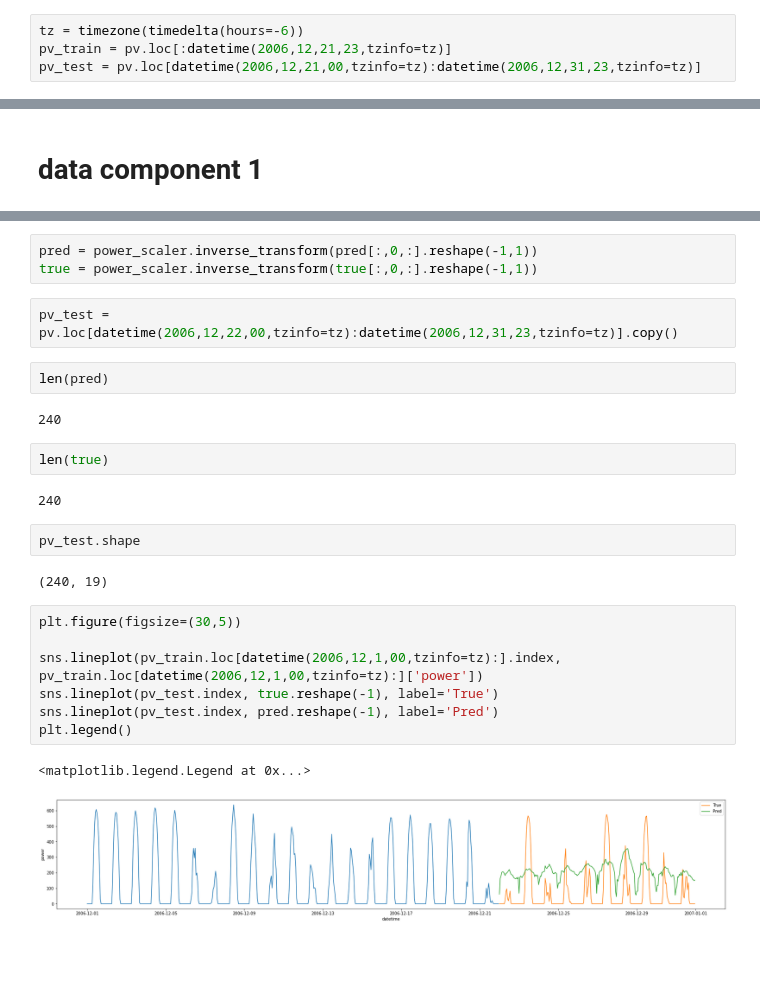
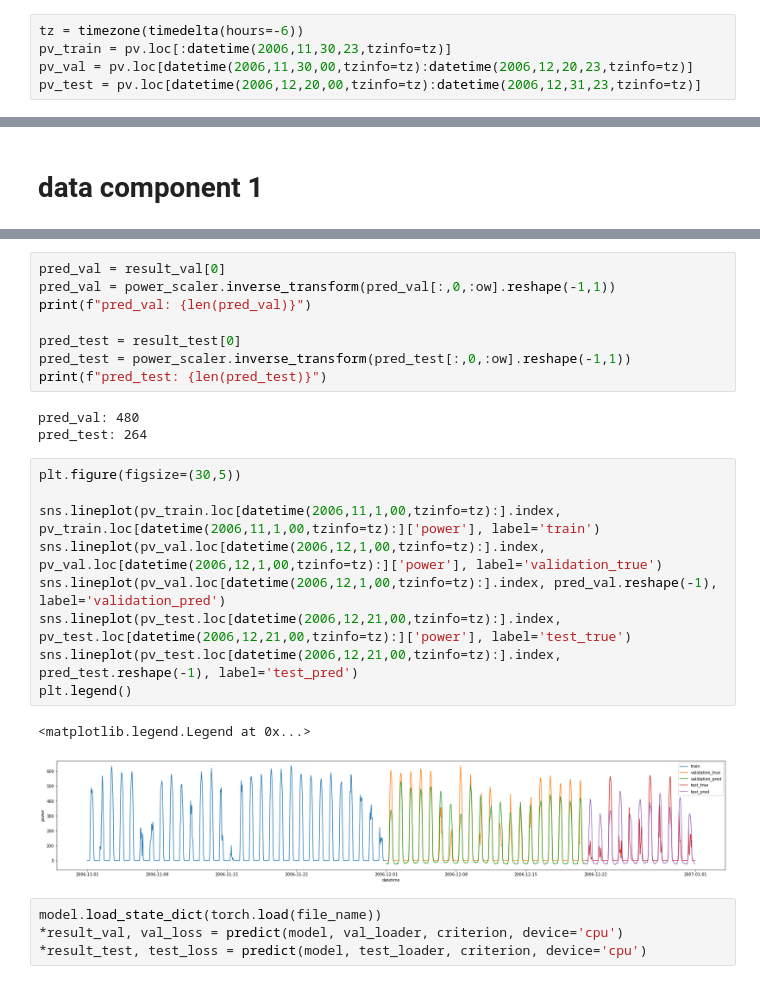
Before and after one commit to Yyyyyjkim/Time_series, a Jupyter notebook: 03_Deeplearning_models/baseline/03_TCN.ipynb, the cells around one changed output, grey strips where cells are left out. Drawn from its saved outputs; the diff is of its cells as text; blank space fills up the shorter version.

```diff
--- a/03_Deeplearning_models/baseline/03_TCN.ipynb
+++ b/03_Deeplearning_models/baseline/03_TCN.ipynb
@@ -44,8 +44,9 @@ pv[['alt', 'azi', 'temp', 'dwpt', 'rhum', 'wspd', 'pres']] = x_scaler.transform(
 pv = pv.set_index('datetime')
 # %%
 tz = timezone(timedelta(hours=-6))
-pv_train = pv.loc[:datetime(2006,12,21,23,tzinfo=tz)]
-pv_test = pv.loc[datetime(2006,12,21,00,tzinfo=tz):datetime(2006,12,31,23,tzinfo=tz)]
+pv_train = pv.loc[:datetime(2006,11,30,23,tzinfo=tz)]
+pv_val = pv.loc[datetime(2006,11,30,00,tzinfo=tz):datetime(2006,12,20,23,tzinfo=tz)]
+pv_test = pv.loc[datetime(2006,12,20,00,tzinfo=tz):datetime(2006,12,31,23,tzinfo=tz)]
 # %% [markdown]
 # data loader
 # %%
@@ -282,27 +369,27 @@ true = result_test[1]
 # %%
-pred = power_scaler.inverse_transform(pred[:,0,:].reshape(-1,1))
-true = power_scaler.inverse_transform(true[:,0,:].reshape(-1,1))
+pred_val = result_val[0]
+pred_val = power_scaler.inverse_transform(pred_val[:,0,:ow].reshape(-1,1))
+print(f"pred_val: {len(pred_val)}")
+
+pred_test = result_test[0]
+pred_test = power_scaler.inverse_transform(pred_test[:,0,:ow].reshape(-1,1))
+print(f"pred_test: {len(pred_test)}")
+# %% [output]
+pred_val: 480
+pred_test: 264
-# %%
-pv_test = pv.loc[datetime(2006,12,22,00,tzinfo=tz):datetime(2006,12,31,23,tzinfo=tz)].copy()
-# %%
-len(pred)
-# %% [output]
-240
-# %%
-len(true)
-# %% [output]
-240
-# %%
-pv_test.shape
-# %% [output]
-(240, 19)
-# %%
-plt.figure(figsize=(30,5))
-
-sns.lineplot(pv_train.loc[datetime(2006,12,1,00,tzinfo=tz):].index, pv_train.loc[datetime(2006,12,1,00,tzinfo=tz):]['power'])
-sns.lineplot(pv_test.index, true.reshape(-1), label='True')
-sns.lineplot(pv_test.index, pred.reshape(-1), label='Pred')
-plt.legend()
-# %% [output]
-<matplotlib.legend.Legend at 0x...>
-[figure, removed]
+# %%
+plt.figure(figsize=(30,5))
+
+sns.lineplot(pv_train.loc[datetime(2006,11,1,00,tzinfo=tz):].index, pv_train.loc[datetime(2006,11,1,00,tzinfo=tz):]['power'], label='train')
+sns.lineplot(pv_val.loc[datetime(2006,12,1,00,tzinfo=tz):].index, pv_val.loc[datetime(2006,12,1,00,tzinfo=tz):]['power'], label='validation_true')
+sns.lineplot(pv_val.loc[datetime(2006,12,1,00,tzinfo=tz):].index, pred_val.reshape(-1), label='validation_pred')
+sns.lineplot(pv_test.loc[datetime(2006,12,21,00,tzinfo=tz):].index, pv_test.loc[datetime(2006,12,21,00,tzinfo=tz):]['power'], label='test_true')
+sns.lineplot(pv_test.loc[datetime(2006,12,21,00,tzinfo=tz):].index, pred_test.reshape(-1), label='test_pred')
+plt.legend()
+# %% [output]
+<matplotlib.legend.Legend at 0x...>
+[figure, added]
+# %%
+model.load_state_dict(torch.load(file_name))
+*result_val, val_loss = predict(model, val_loader, criterion, device='cpu')
+*result_test, test_loss = predict(model, test_loader, criterion, device='cpu')
```
Also changed, not shown: parts of 37 cells of this notebook.
